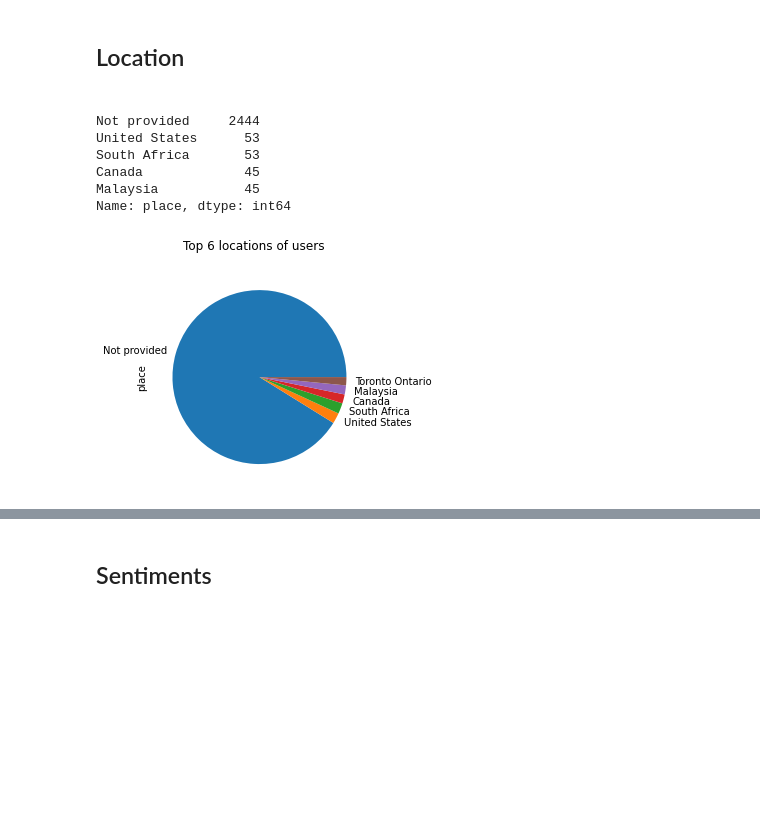
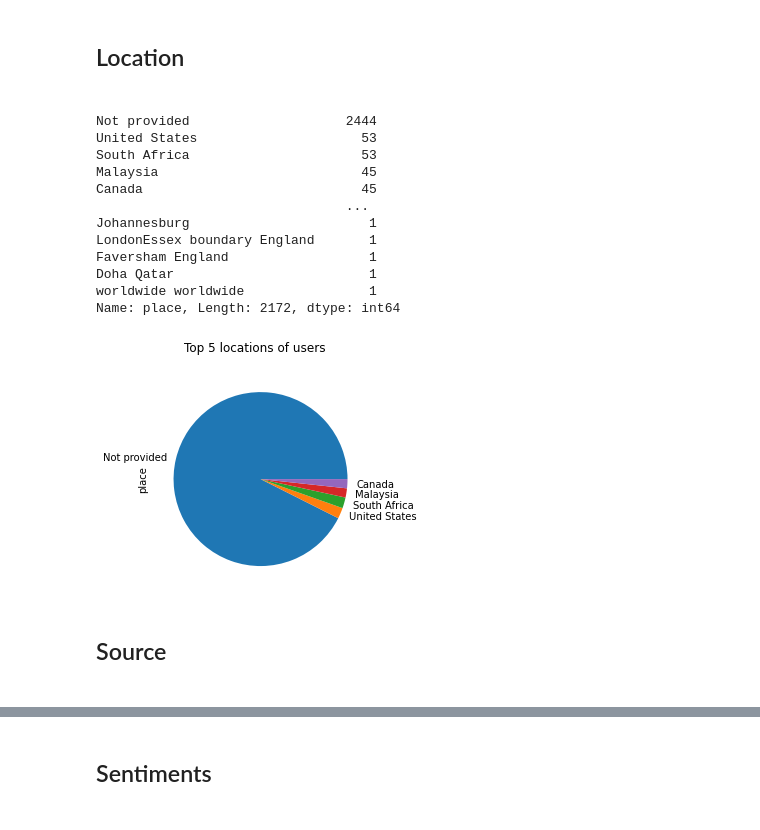
Before and after one commit to zelalemgetahun9374/Twitter-Data-Analysis, a Jupyter notebook: Notebooks/Data_preprocessing_and_exploration.ipynb, the cells around one changed output, grey strips where cells are left out. Drawn from its saved outputs; the diff is of its cells as text; code cells hidden in the pictures; blank space fills up the shorter version.

```diff
--- a/Notebooks/Data_preprocessing_and_exploration.ipynb
+++ b/Notebooks/Data_preprocessing_and_exploration.ipynb
@@ -191,17 +277,25 @@ tweets_df.describe()
 # %% [markdown]
 <h2>Location<h2>
 # %%
-tweets_df.place.value_counts().head()
+tweets_df.place.value_counts()
 # %% [output]
-Not provided     2444
-United States      53
-South Africa       53
-Canada             45
-Malaysia           45
-Name: place, dtype: int64
+Not provided                    2444
+United States                     53
+South Africa                      53
+Malaysia                          45
+Canada                            45
+                                ...
+Johannesburg                       1
+LondonEssex boundary England       1
+Faversham England                  1
+Doha Qatar                         1
+worldwide worldwide                1
+Name: place, Length: 2172, dtype: int64
 # %%
-# top 10 locations of users
-top_locations = tweets_df.place.value_counts().head(6)
-top_locations.plot(kind="pie", subplots=True, title="Top 6 locations of users");
+# top 5 locations of users
+top_locations = tweets_df.place.value_counts().head(5)
+top_locations.plot(kind="pie", subplots=True, title="Top 5 locations of users");
 # %% [output]
-[figure, old version]
+[figure, new version]
+# %% [markdown]
+<h2>Source<h2>
```
Also changed, not shown: parts of 47 cells of this notebook, 4 other files.
